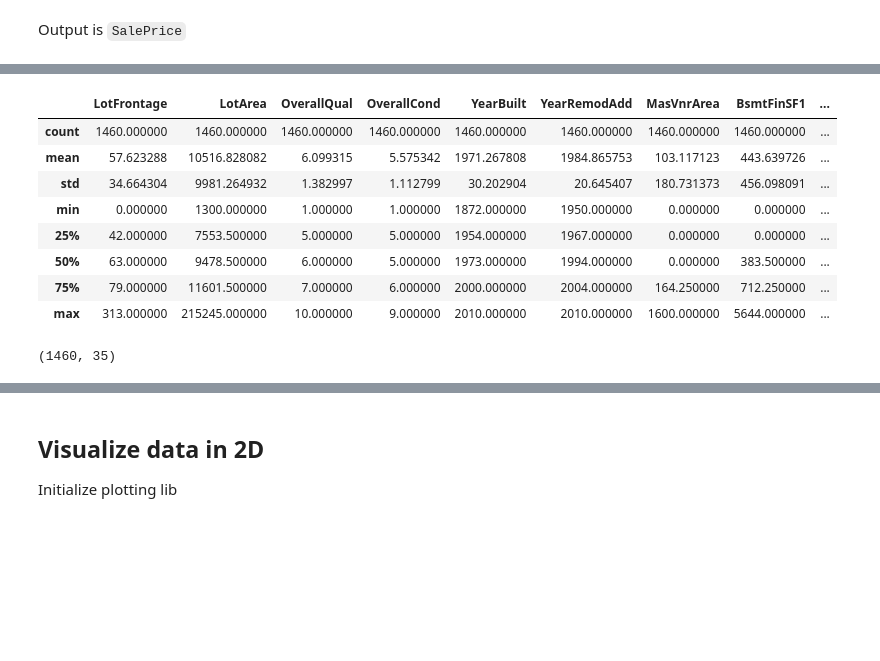
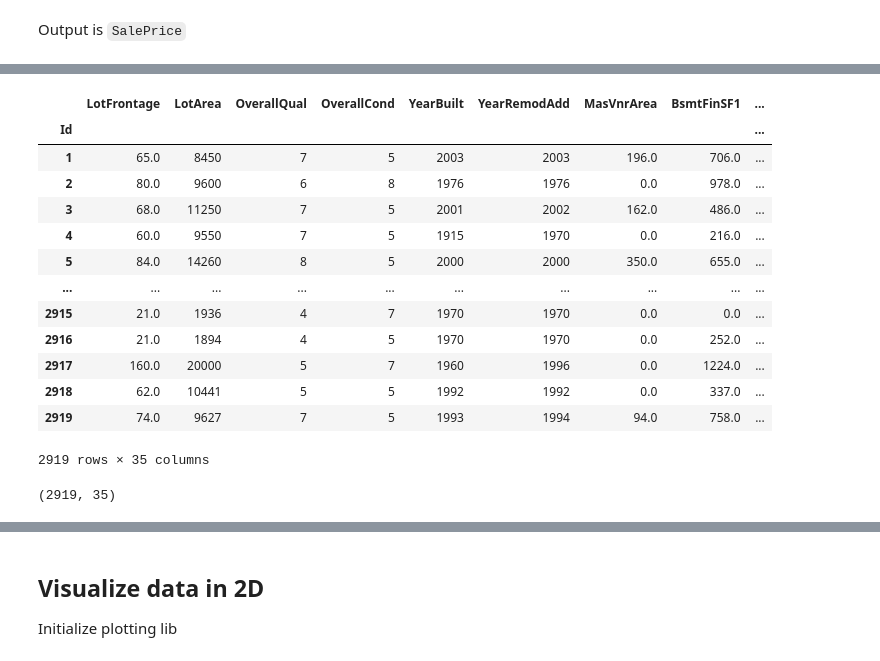
Before and after one commit to laurent-33/ML-05-house-prices-avec-keras, a Jupyter notebook: LR-keras-avec-autres-feature.ipynb, the cells around one changed output, grey strips where cells are left out. Drawn from its saved outputs; the diff is of its cells as text; code cells hidden in the pictures; blank space fills up the shorter version.

```diff
--- a/LR-keras-avec-autres-feature.ipynb
+++ b/LR-keras-avec-autres-feature.ipynb
@@ -37,2 +53,5 @@ data.describe()
+# %%
+X_train = data.drop('SalePrice', axis=1)
+train_and_test = X_train.append(test)
 # %%
-data = data.fillna(0)
+train_and_test = train_and_test.fillna(0)
@@ -44,12 +57,0 @@ X_train = data.select_dtypes(exclude=['object']).values.astype(float)
-# %%
-data.describe()
-# %% [output]
-|  | LotFrontage | LotArea | OverallQual | OverallCond | YearBuilt | YearRemodAdd | MasVnrArea | BsmtFinSF1 | ... |
-| count | 1460.000000 | 1460.000000 | 1460.000000 | 1460.000000 | 1460.000000 | 1460.000000 | 1460.000000 | 1460.000000 | ... |
-| mean | 57.623288 | 10516.828082 | 6.099315 | 5.575342 | 1971.267808 | 1984.865753 | 103.117123 | 443.639726 | ... |
-| std | 34.664304 | 9981.264932 | 1.382997 | 1.112799 | 30.202904 | 20.645407 | 180.731373 | 456.098091 | ... |
-| min | 0.000000 | 1300.000000 | 1.000000 | 1.000000 | 1872.000000 | 1950.000000 | 0.000000 | 0.000000 | ... |
-| 25% | 42.000000 | 7553.500000 | 5.000000 | 5.000000 | 1954.000000 | 1967.000000 | 0.000000 | 0.000000 | ... |
-| 50% | 63.000000 | 9478.500000 | 6.000000 | 5.000000 | 1973.000000 | 1994.000000 | 0.000000 | 383.500000 | ... |
-| 75% | 79.000000 | 11601.500000 | 7.000000 | 6.000000 | 2000.000000 | 2004.000000 | 164.250000 | 712.250000 | ... |
-| max | 313.000000 | 215245.000000 | 10.000000 | 9.000000 | 2010.000000 | 2010.000000 | 1600.000000 | 5644.000000 | ... |
@@ -59,4 +58,26 @@ from numpy import transpose
+# %%
+del train_and_test['MSSubClass']
+train_and_test = train_and_test.select_dtypes(exclude=['object'])
+# %%
+train_and_test = train_and_test.dropna(axis=1)
+# %%
+train_and_test
+# %% [output]
+|  | LotFrontage | LotArea | OverallQual | OverallCond | YearBuilt | YearRemodAdd | MasVnrArea | BsmtFinSF1 | ... |
+| Id |  |  |  |  |  |  |  |  | ... |
+| 1 | 65.0 | 8450 | 7 | 5 | 2003 | 2003 | 196.0 | 706.0 | ... |
+| 2 | 80.0 | 9600 | 6 | 8 | 1976 | 1976 | 0.0 | 978.0 | ... |
+| 3 | 68.0 | 11250 | 7 | 5 | 2001 | 2002 | 162.0 | 486.0 | ... |
+| 4 | 60.0 | 9550 | 7 | 5 | 1915 | 1970 | 0.0 | 216.0 | ... |
+| 5 | 84.0 | 14260 | 8 | 5 | 2000 | 2000 | 350.0 | 655.0 | ... |
+| ... | ... | ... | ... | ... | ... | ... | ... | ... | ... |
+| 2915 | 21.0 | 1936 | 4 | 7 | 1970 | 1970 | 0.0 | 0.0 | ... |
+| 2916 | 21.0 | 1894 | 4 | 5 | 1970 | 1970 | 0.0 | 252.0 | ... |
+| 2917 | 160.0 | 20000 | 5 | 7 | 1960 | 1996 | 0.0 | 1224.0 | ... |
+| 2918 | 62.0 | 10441 | 5 | 5 | 1992 | 1992 | 0.0 | 337.0 | ... |
+| 2919 | 74.0 | 9627 | 7 | 5 | 1993 | 1994 | 94.0 | 758.0 | ... |
+2919 rows × 35 columns
 # %%
-X_train.shape
+train_and_test.shape
 # %% [output]
-(1460, 35)
+(2919, 35)
```
Also changed, not shown: parts of 32 cells of this notebook, 2 other files.
